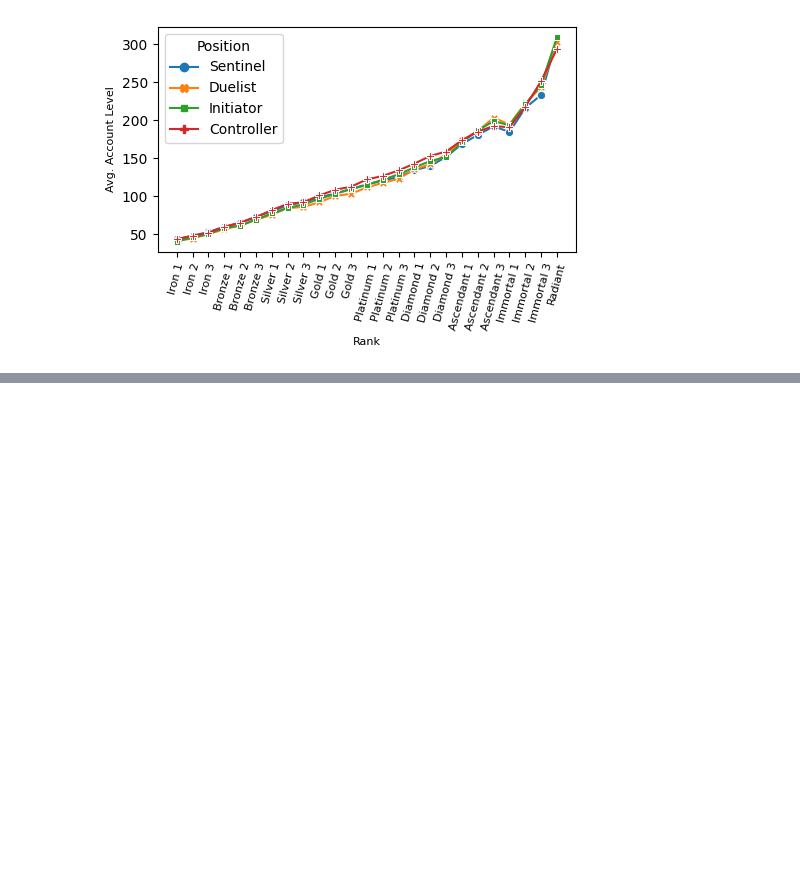
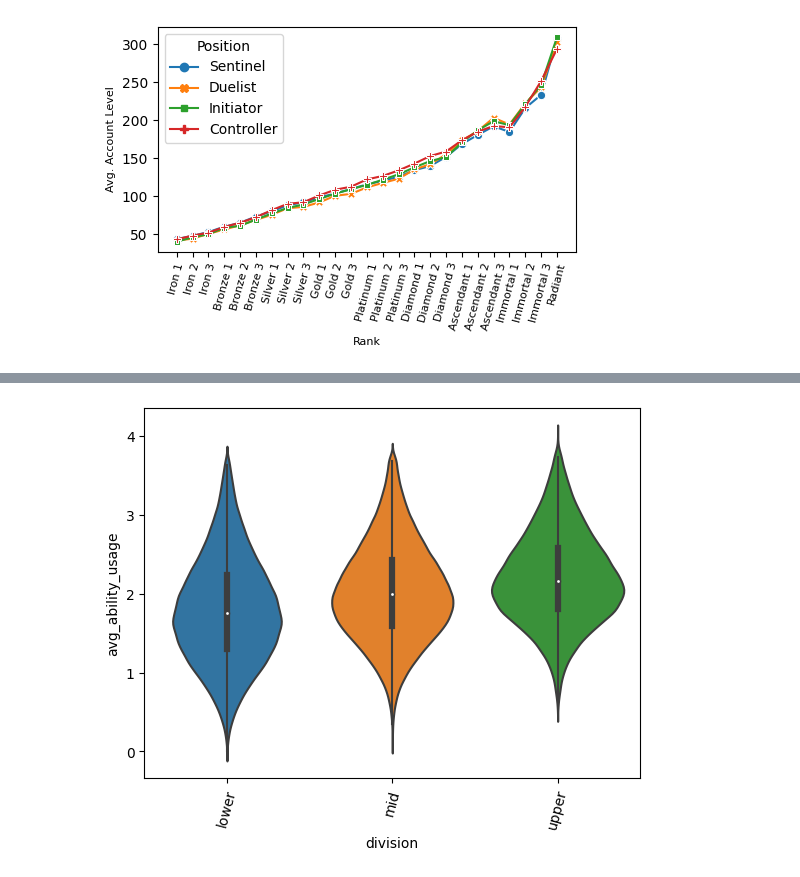
Before and after one commit to cgrant093/Valorant-Data-Project, a Jupyter notebook: src/feature_study.ipynb, the cells around one changed output, grey strips where cells are left out. Cells and saved outputs as stored; diff of their text form; code cells hidden in the pictures; blank space fills up the shorter version.

```diff
--- a/src/feature_study.ipynb
+++ b/src/feature_study.ipynb
@@ -127,0 +152,7 @@ plot_avg_value_per_position('level', df, plot_path, 'Avg. Account Level')
+# %%
+sns.violinplot(data=df, x='division', y='avg_ability_usage')
+plt.xticks(rotation=75)
+plt.legend([],[], frameon=False)
+plt.show()
+# %% [output]
+[figure, added]
```
Also changed, not shown: parts of 11 cells of this notebook, 9 other files.
